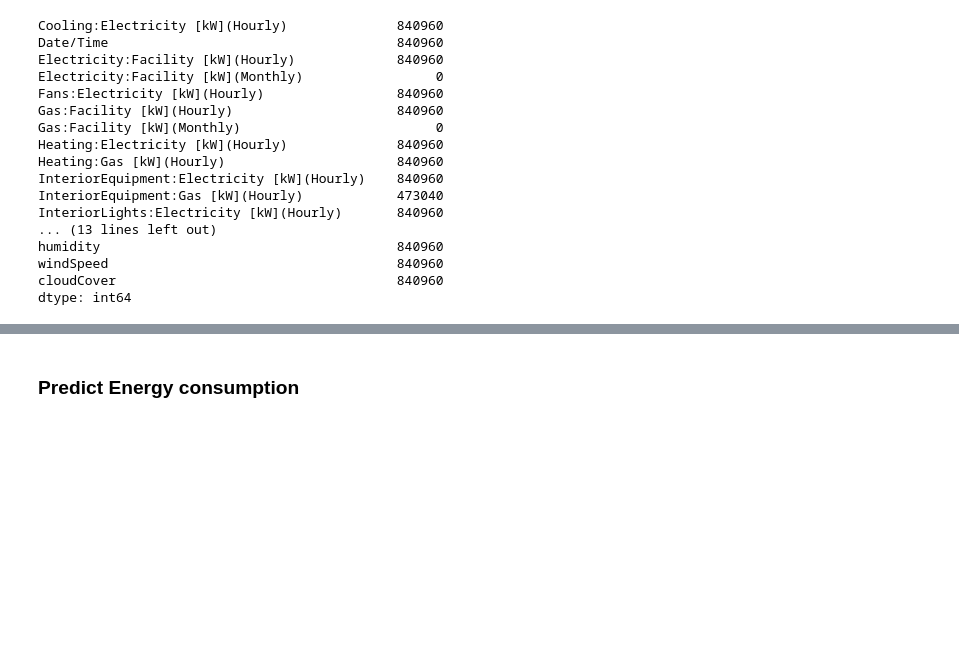
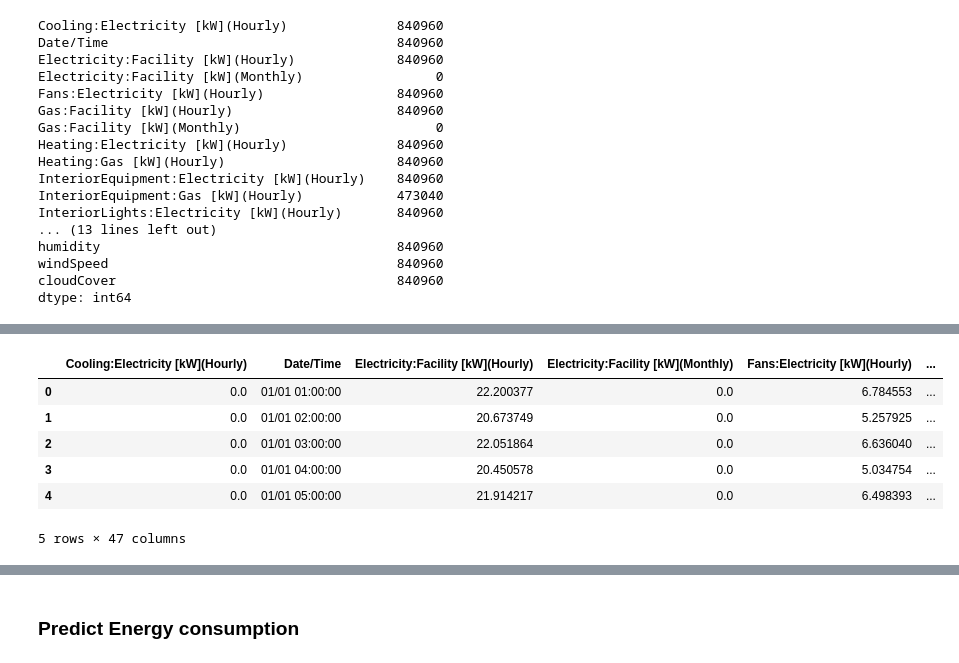
Before and after one commit to fagan2888/EnergyScience, a Jupyter notebook: Energybook-consumption.ipynb, the cells around one changed output, grey strips where cells are left out. Cells and saved outputs as stored; diff of their text form; code cells hidden in the pictures; blank space fills up the shorter version.

```diff
--- a/Energybook-consumption.ipynb
+++ b/Energybook-consumption.ipynb
@@ -193,0 +188,6 @@ dataset.head(5)
+# %%
+dataset = pd.read_csv('data/dataset.csv')
+# %%
+dataset_expand_holidays = pd.get_dummies(dataset['Holiday'])
+dataset = pd.concat([dataset, dataset_expand_holidays], axis=1)
+dataset.head(5)
@@ -193,0 +202,4 @@ dataset.head(5)
+# %%
+dataset = dataset.drop(columns=['Holiday_code', 'Holiday'])
+weekday_features = pd.read_csv('data/weekday_features.csv')
+weekday_features.head(5)
@@ -193,0 +213,4 @@ dataset.head(5)
+# %%
+dataset = pd.merge(dataset, weekday_features,
+                   on='Date', how='inner')
+dataset.count()
@@ -193,0 +249,12 @@ dataset.head(5)
+# %%
+dataset_expand_days = pd.get_dummies(dataset['Day'])
+dataset = pd.concat([dataset, dataset_expand_days], axis=1)
+dataset.head(5)
+# %% [output]
+|  | Cooling:Electricity [kW](Hourly) | Date/Time | Electricity:Facility [kW](Hourly) | Electricity:Facility [kW](Monthly) | Fans:Electricity [kW](Hourly) | ... |
+| 0 | 0.0 | 01/01 01:00:00 | 22.200377 | 0.0 | 6.784553 | ... |
+| 1 | 0.0 | 01/01 02:00:00 | 20.673749 | 0.0 | 5.257925 | ... |
+| 2 | 0.0 | 01/01 03:00:00 | 22.051864 | 0.0 | 6.636040 | ... |
+| 3 | 0.0 | 01/01 04:00:00 | 20.450578 | 0.0 | 5.034754 | ... |
+| 4 | 0.0 | 01/01 05:00:00 | 21.914217 | 0.0 | 6.498393 | ... |
+5 rows × 47 columns
```
Also changed, not shown: parts of 19 cells of this notebook, 1 other file.
